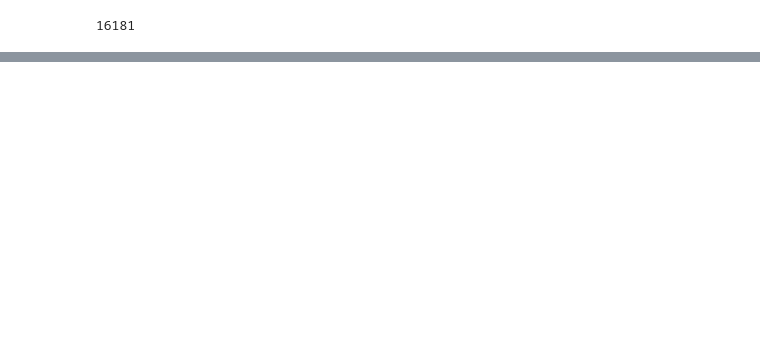
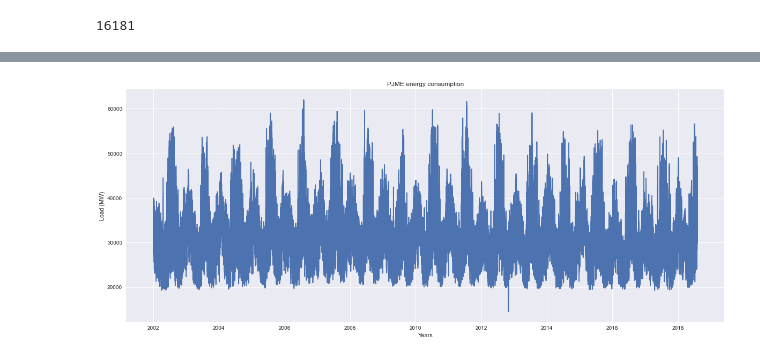
Before and after one commit to raid-teyar/EneregyConsumption, a Jupyter notebook: energy_consumption.ipynb, the cells around one changed output, grey strips where cells are left out. Cells and saved outputs as stored; diff of their text form; code cells hidden in the pictures; blank space fills up the shorter version.

```diff
--- a/energy_consumption.ipynb
+++ b/energy_consumption.ipynb
@@ -107,0 +82,16 @@ plt.show()
+# %%
+# removing all columns except PJME
+df = df[['PJME']]
+
+# removing the missing values
+df.dropna(inplace=True)
+
+# visualizing the data
+plt.figure(figsize=(20, 8))
+plt.plot(df)
+plt.xlabel('Years')
+plt.ylabel('Load (MW)')
+plt.title('PJME energy consumption')
+plt.show()
+# %% [output]
+[figure, added]
```
Also changed, not shown: parts of 15 cells of this notebook.
